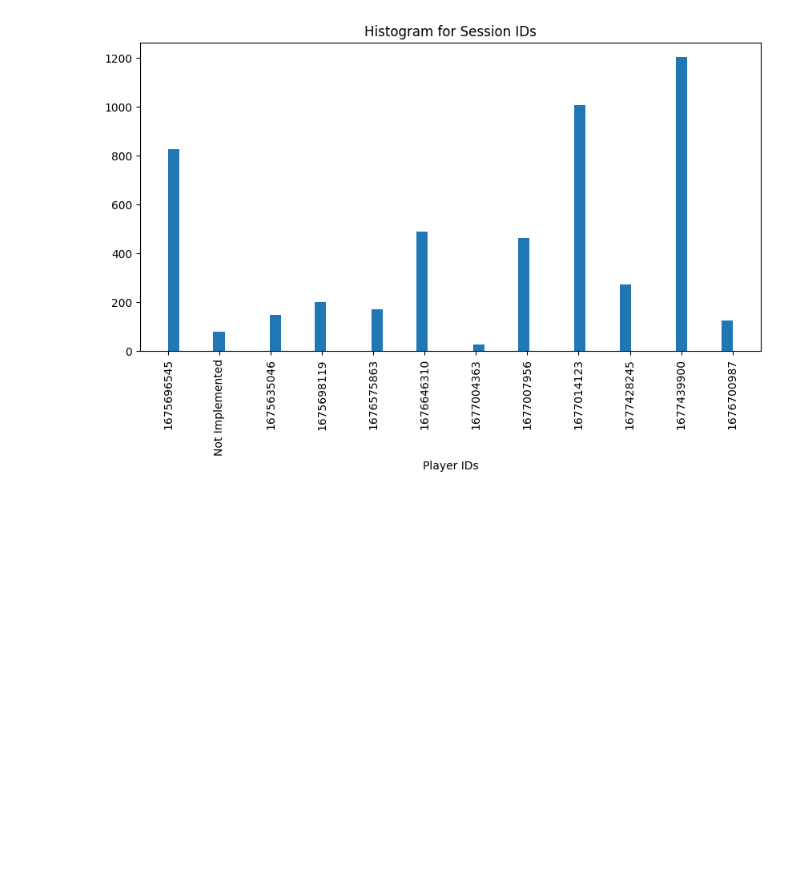
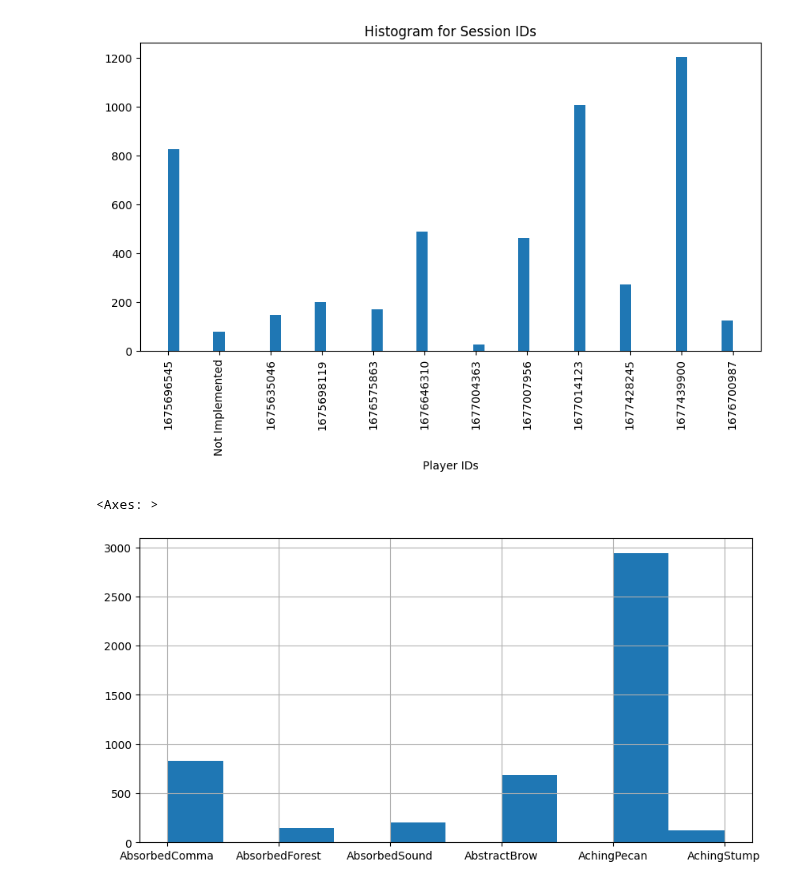
Before and after one commit to opengamedata/opengamedata-samples, a Jupyter notebook: AQUALAB/templates/Aqualab_template_events.ipynb, the cells around one changed output. Drawn from its saved outputs; the diff is of its cells as text; code cells hidden in the pictures; blank space fills up the shorter version.

```diff
--- a/AQUALAB/templates/Aqualab_template_events.ipynb
+++ b/AQUALAB/templates/Aqualab_template_events.ipynb
@@ -119,3 +179,11 @@ plt.xticks(rotation = 90) # Rotates X-Axis Ticks by 45-degrees
   Text(10, 0, '1677439900'),
   Text(11, 0, '1676700987')])
 [figure]
+# %%
+user_ids = list(set(raw_df['user_id']))
+
+fig, ax = plt.subplots(figsize=(10,5))
+raw_df['user_id'].hist(ax=ax)
+# %% [output]
+<Axes: >
+[figure, added]
```
Also changed, not shown: parts of 11 cells of this notebook.
